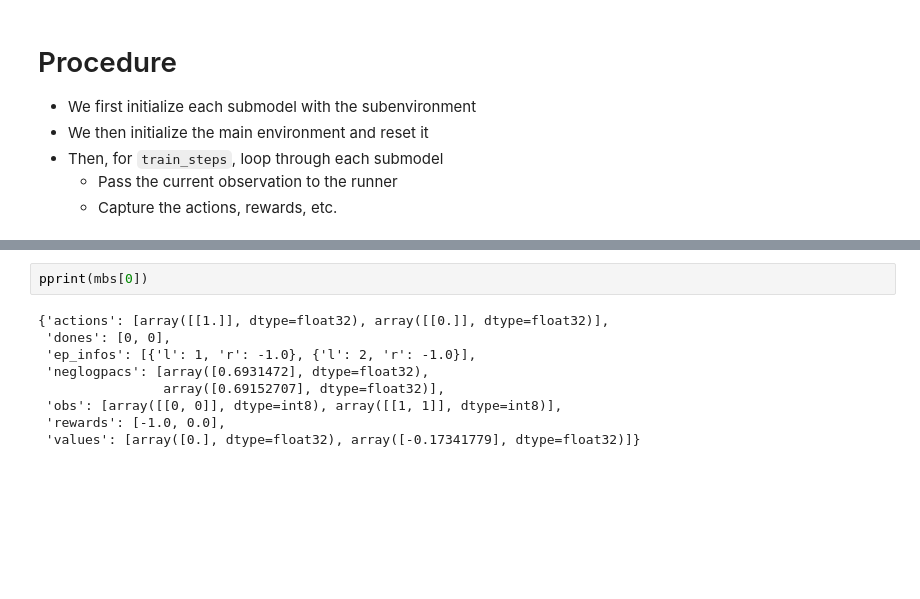
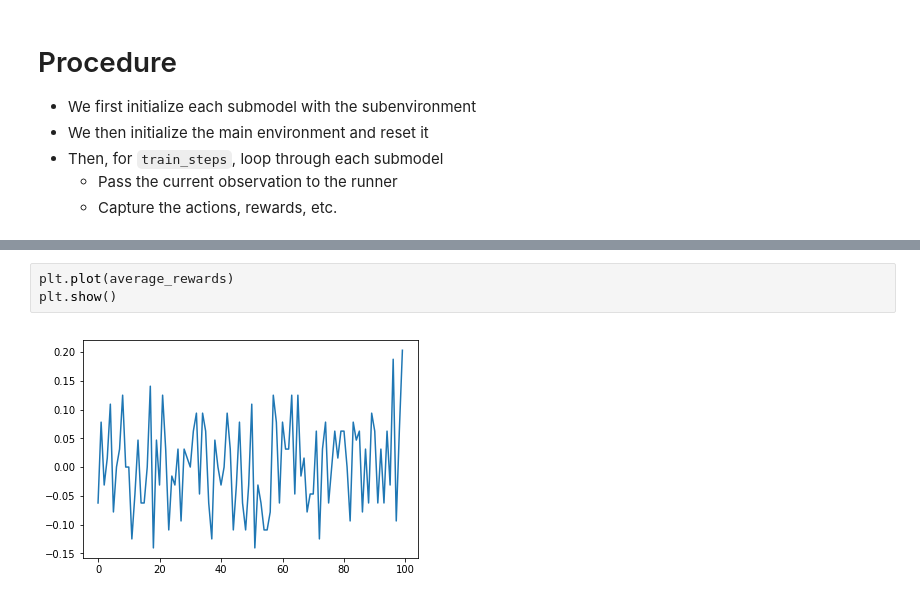
Before and after one commit to nathanmargaglio/Proximal-Policy-Optimization, a Jupyter notebook: PPO_Guts.ipynb, the cells around one changed output, grey strips where cells are left out. Cells and saved outputs as stored; diff of their text form; blank space fills up the shorter version.

```diff
--- a/PPO_Guts.ipynb
+++ b/PPO_Guts.ipynb
@@ -743,11 +646,5 @@ Train Step: 0
-# %%
-pprint(mbs[0])
-# %% [output]
-{'actions': [array([[1.]], dtype=float32), array([[0.]], dtype=float32)],
- 'dones': [0, 0],
- 'ep_infos': [{'l': 1, 'r': -1.0}, {'l': 2, 'r': -1.0}],
- 'neglogpacs': [array([0.6931472], dtype=float32),
-                array([0.69152707], dtype=float32)],
- 'obs': [array([[0, 0]], dtype=int8), array([[1, 1]], dtype=int8)],
- 'rewards': [-1.0, 0.0],
- 'values': [array([0.], dtype=float32), array([-0.17341779], dtype=float32)]}
+# %%
+plt.plot(average_rewards)
+plt.show()
+# %% [output]
+[figure, added]
```
Also changed, not shown: parts of 10 cells of this notebook, 1 other file.
